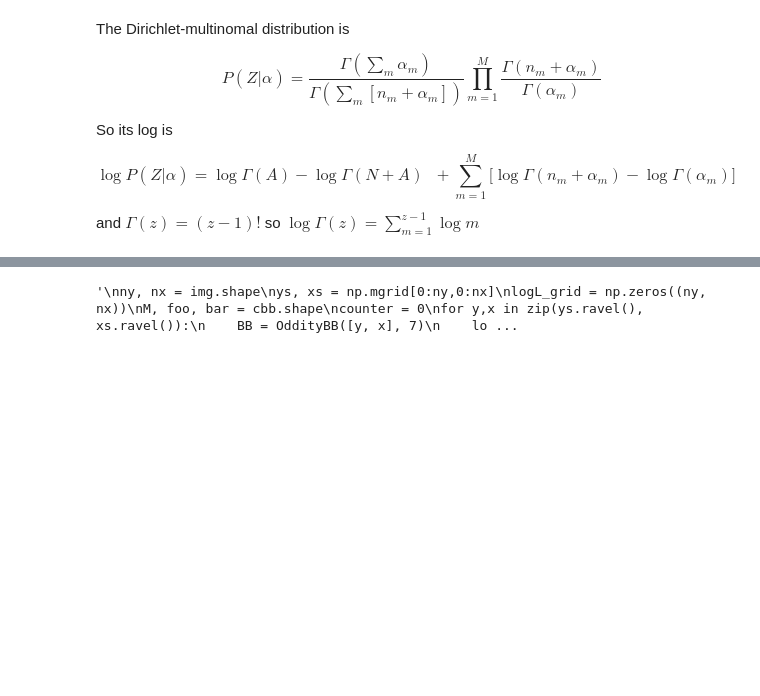
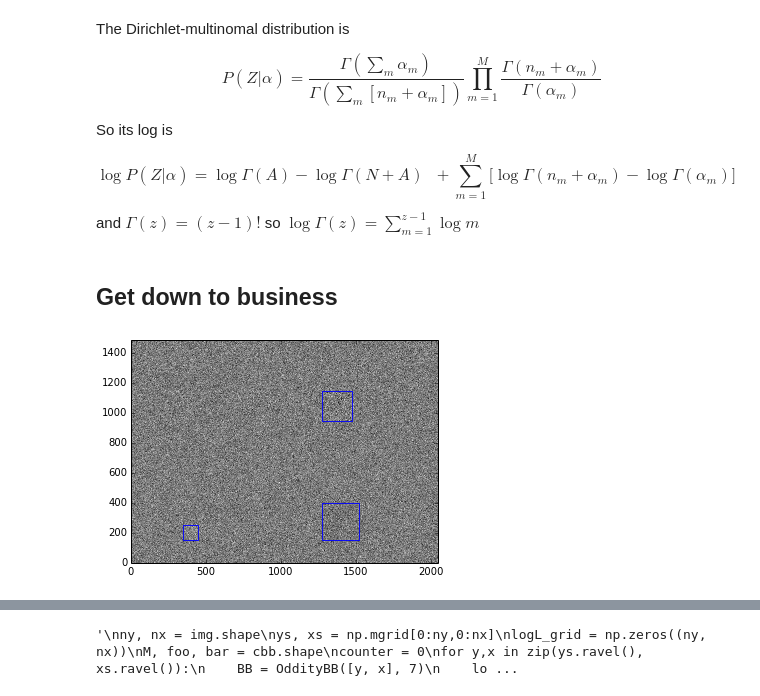
Before and after one commit to garibaldu/Oddity, a Jupyter notebook: code/squares.ipynb, the cells around one changed output, grey strips where cells are left out. Cells and saved outputs as stored; diff of their text form; code cells hidden in the pictures; blank space fills up the shorter version.

```diff
--- a/code/squares.ipynb
+++ b/code/squares.ipynb
@@ -207,0 +203,32 @@ def get_logPosterior(cbb, BBs, alphas_S, alphas_B):
+# %% [markdown]
+## Get down to business
+# %%
+# make real data
+hdulist = fits.open('../data/frame-r-000094-1-0131.fits.gz')
+realimg = hdulist[0].data
+hdulist.close()
+
+# make fake data
+fakeimg = rng.normal(size=realimg.shape)
+ny, nx = fakeimg.shape
+ygrid, xgrid = mgrid[:ny, :nx]
+fakeimg += 0.0 * xgrid / nx  # to add a tiny gradient as a test
+startrow, startcol = 150, 350
+halfrow, halfcol = np.array(fakeimg.shape)/2 + [200, 250]
+
+tmpBBs = []
+fakeimg[startrow:startrow+100,startcol:startcol+100] += 0.5 # a patch of slightly brighter pixels.
+tmpBBs.append( OddityBB([startrow,startcol], 100) )
+
+fakeimg[halfrow:halfrow+200,halfcol:halfcol+200] *= 1.3 # a patch of slightly more variable pixels.
+tmpBBs.append( OddityBB([halfrow,halfcol], 200) )
+
+fakeimg[startrow:startrow+250,halfcol:halfcol+250] -= 0.2 # a patch of slightly darker pixels.
+tmpBBs.append( OddityBB([startrow,halfcol], 250) )
+
+img = fakeimg # we decide which data we're working with.
+plt.gray()
+show_data_and_model(img, tmpBBs)
+savefig('truth.png',dpi=150)
+# %% [output]
+[figure, added]
```
Also changed, not shown: parts of 23 cells of this notebook.
